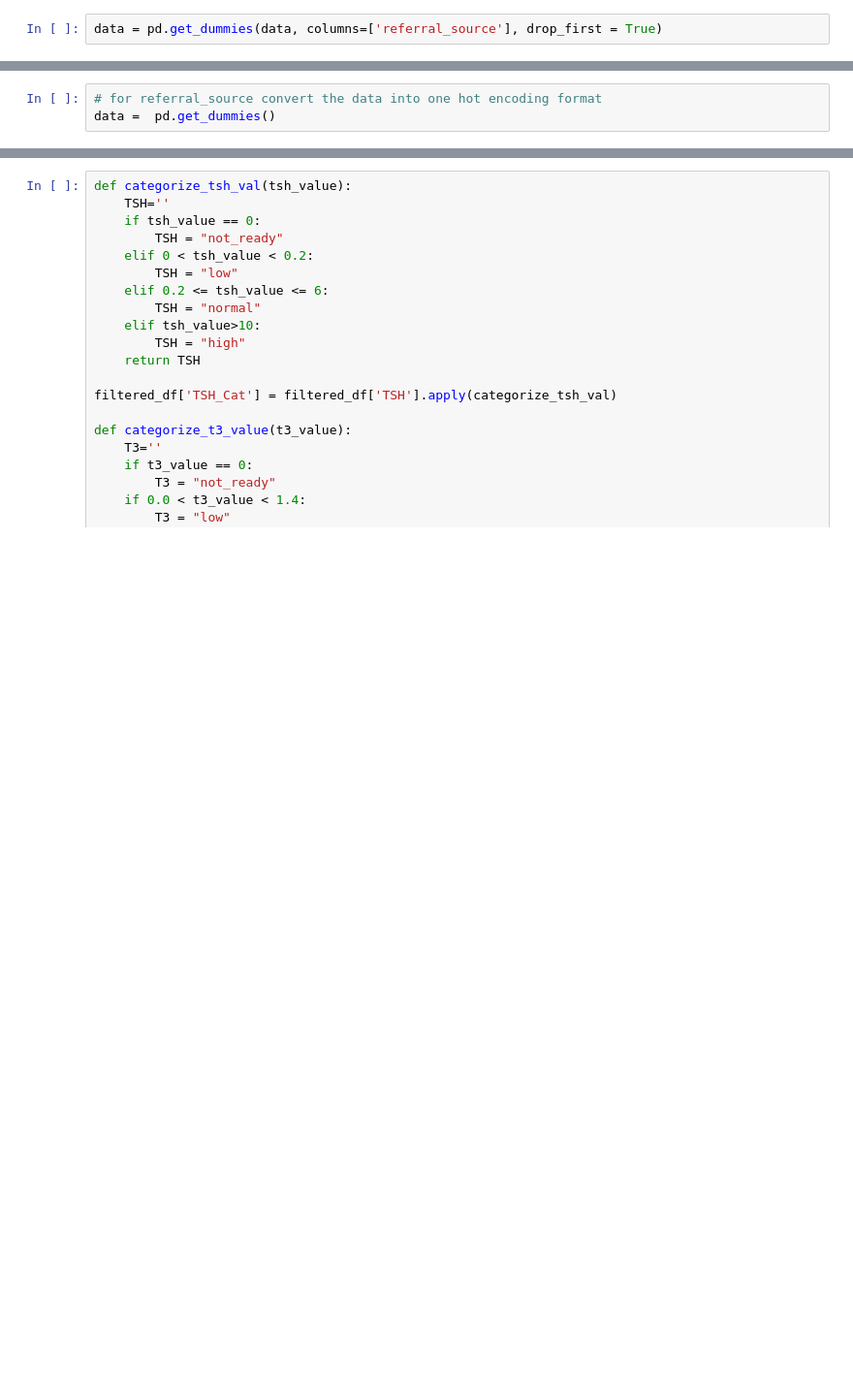
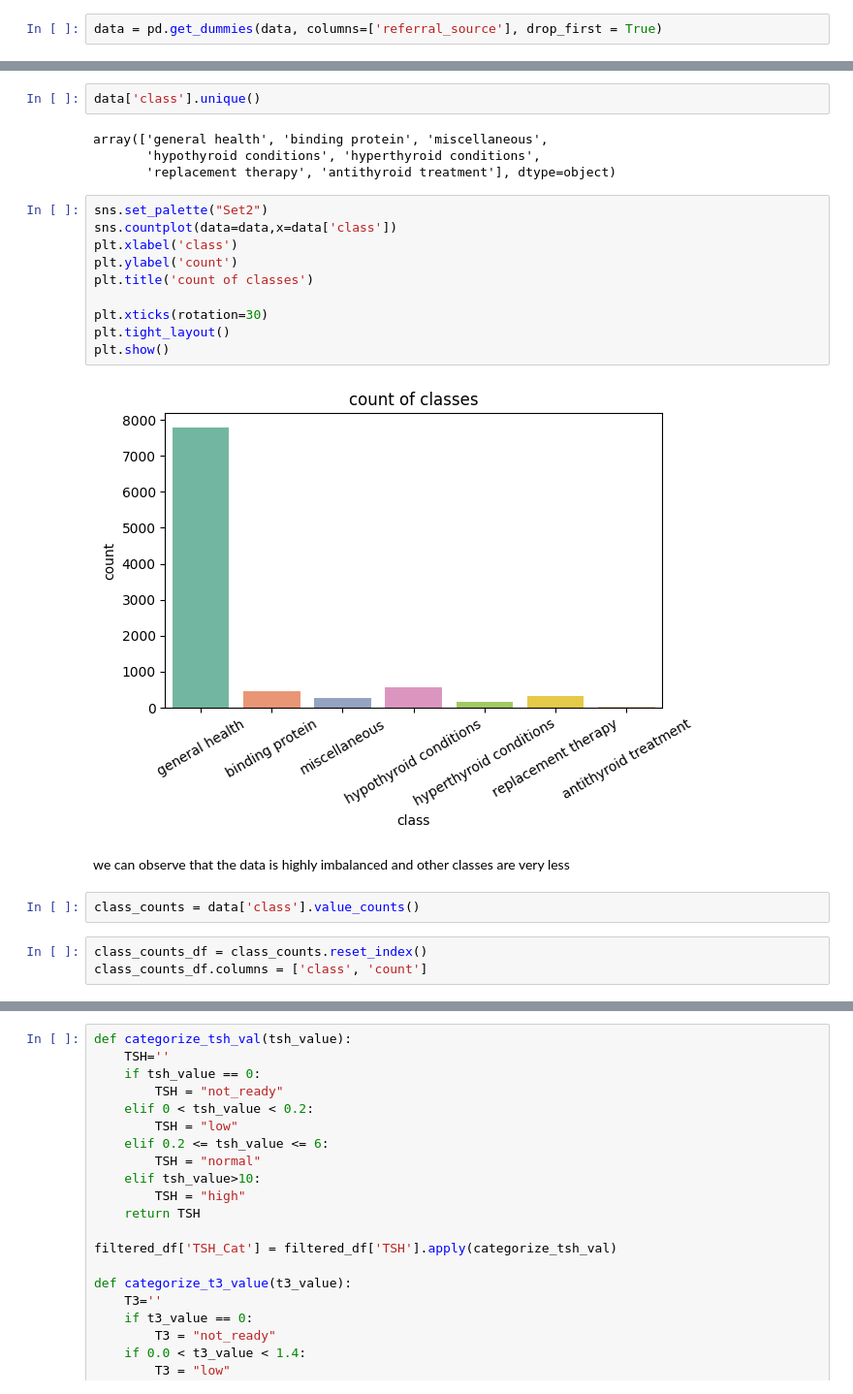
Before and after one commit to akash-soni/Thyroid-disease-detection, a Jupyter notebook: research/EDA.ipynb, the cells around one changed output, grey strips where cells are left out. Shown at 97% size. Drawn from its saved outputs; the diff is of its cells as text; blank space fills up the shorter version.

```diff
--- a/research/EDA.ipynb
+++ b/research/EDA.ipynb
@@ -717,3 +701,0 @@ memory usage: 2.3 MB
-# %%
-# for referral_source convert the data into one hot encoding format
-data =  pd.get_dummies()
@@ -899,0 +755,25 @@ plt.show()
+# %%
+data['class'].unique()
+# %% [output]
+array(['general health', 'binding protein', 'miscellaneous',
+       'hypothyroid conditions', 'hyperthyroid conditions',
+       'replacement therapy', 'antithyroid treatment'], dtype=object)
+# %%
+sns.set_palette("Set2")
+sns.countplot(data=data,x=data['class'])
+plt.xlabel('class')
+plt.ylabel('count')
+plt.title('count of classes')
+
+plt.xticks(rotation=30)
+plt.tight_layout()
+plt.show()
+# %% [output]
+[figure, added]
+# %% [markdown]
+we can observe that the data is highly imbalanced and other classes are very less
+# %%
+class_counts = data['class'].value_counts()
+# %%
+class_counts_df = class_counts.reset_index()
+class_counts_df.columns = ['class', 'count']
```
Also changed, not shown: parts of 64 cells of this notebook, 1 other file.
